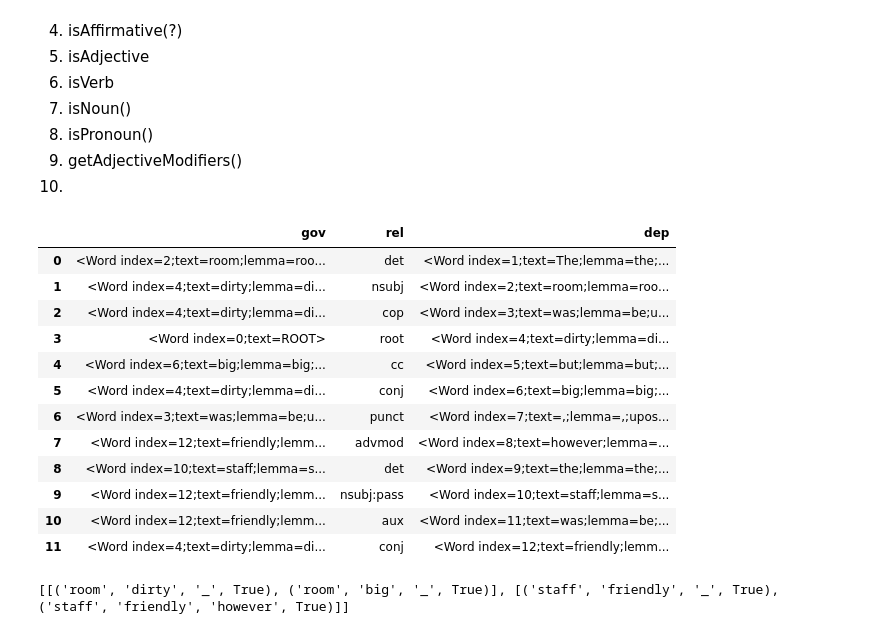
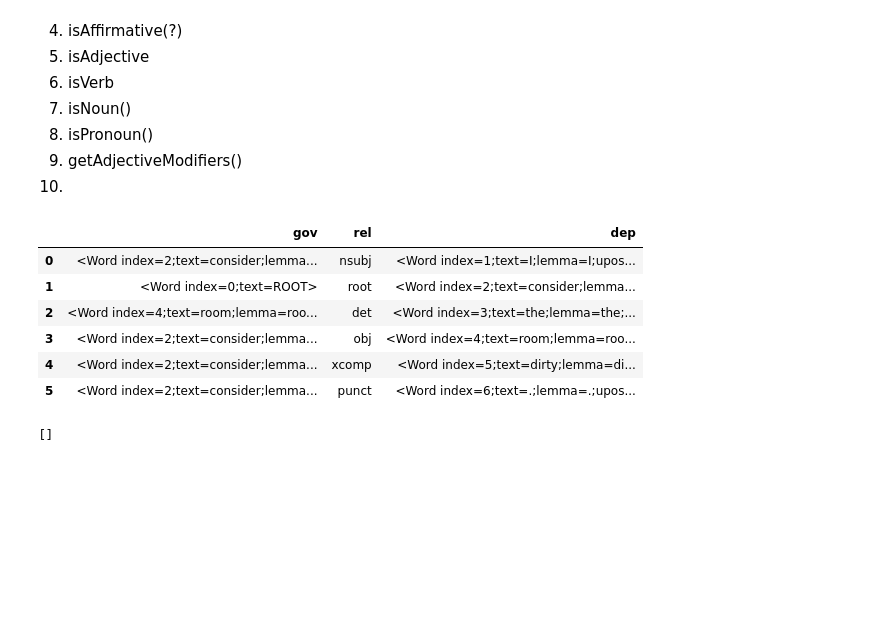
Before and after one commit to amprova/WE_research, a Jupyter notebook: aspect.ipynb, the cells around one changed output. Saved outputs shown, nothing was run; the diff lists cells and outputs as text; code cells hidden in the pictures; blank space fills up the shorter version.

```diff
--- a/aspect.ipynb
+++ b/aspect.ipynb
@@ -402,32 +421,27 @@ def casecomp(df, index):
         return a
 # %%
 import pandas as pd
-text = "The room was dirty but big, however the staff was friendly"
+text = "I consider the room dirty."
 #text = "The staff was not good"
 df = extractDependencies(text)
 df = makeNeg(df, 'dep')
 df
 # %% [output]
 |  | gov | rel | dep |
-| 0 | <Word index=2;text=room;lemma=roo... | det | <Word index=1;text=The;lemma=the;... |
-| 1 | <Word index=4;text=dirty;lemma=di... | nsubj | <Word index=2;text=room;lemma=roo... |
-| 2 | <Word index=4;text=dirty;lemma=di... | cop | <Word index=3;text=was;lemma=be;u... |
-| 3 | <Word index=0;text=ROOT> | root | <Word index=4;text=dirty;lemma=di... |
-| 4 | <Word index=6;text=big;lemma=big;... | cc | <Word index=5;text=but;lemma=but;... |
-| 5 | <Word index=4;text=dirty;lemma=di... | conj | <Word index=6;text=big;lemma=big;... |
-| 6 | <Word index=3;text=was;lemma=be;u... | punct | <Word index=7;text=,;lemma=,;upos... |
-| 7 | <Word index=12;text=friendly;lemm... | advmod | <Word index=8;text=however;lemma=... |
-| 8 | <Word index=10;text=staff;lemma=s... | det | <Word index=9;text=the;lemma=the;... |
-| 9 | <Word index=12;text=friendly;lemm... | nsubj:pass | <Word index=10;text=staff;lemma=s... |
-| 10 | <Word index=12;text=friendly;lemm... | aux | <Word index=11;text=was;lemma=be;... |
-| 11 | <Word index=4;text=dirty;lemma=di... | conj | <Word index=12;text=friendly;lemm... |
+| 0 | <Word index=2;text=consider;lemma... | nsubj | <Word index=1;text=I;lemma=I;upos... |
+| 1 | <Word index=0;text=ROOT> | root | <Word index=2;text=consider;lemma... |
+| 2 | <Word index=4;text=room;lemma=roo... | det | <Word index=3;text=the;lemma=the;... |
+| 3 | <Word index=2;text=consider;lemma... | obj | <Word index=4;text=room;lemma=roo... |
+| 4 | <Word index=2;text=consider;lemma... | xcomp | <Word index=5;text=dirty;lemma=di... |
+| 5 | <Word index=2;text=consider;lemma... | punct | <Word index=6;text=.;lemma=.;upos... |
 # %%
 A = []
 for index in range(0, len(df)):
     if 'nsubj' in df['rel'][index]:
-        annot = casensub(df, index)
-        if annot is not None:
-            A.append(annot)
+        if isNoun(df['dep'][index]):
+            annot = casensub(df, index)
+            if annot is not None:
+                A.append(annot)
     elif 'amod' in df['rel'][index]:
         annot = caseamod(df, index)
         if annot is not None:
@@ -438,7 +452,7 @@ for index in range(0, len(df)):
             A.append(annot)
 print(A)
 # %% [output]
-[[('room', 'dirty', '_', True), ('room', 'big', '_', True)], [('staff', 'friendly', '_', True), ('staff', 'friendly', 'however', True)]]
+[]
 # %%
 for index in range(0, len(df)):
     A = []
```
Also changed, not shown: parts of 11 cells of this notebook.
